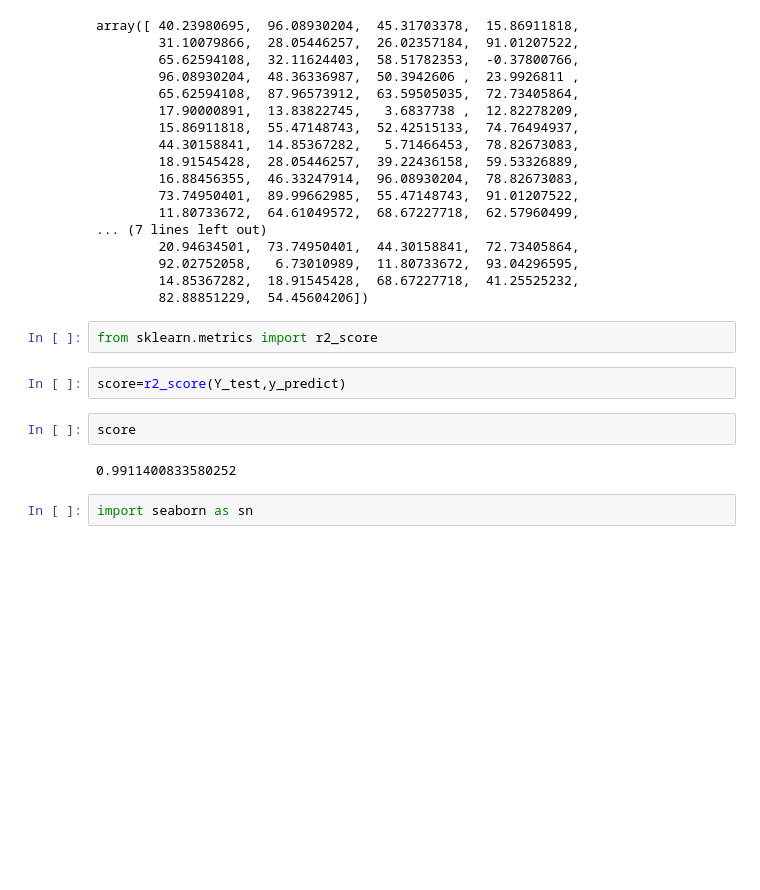
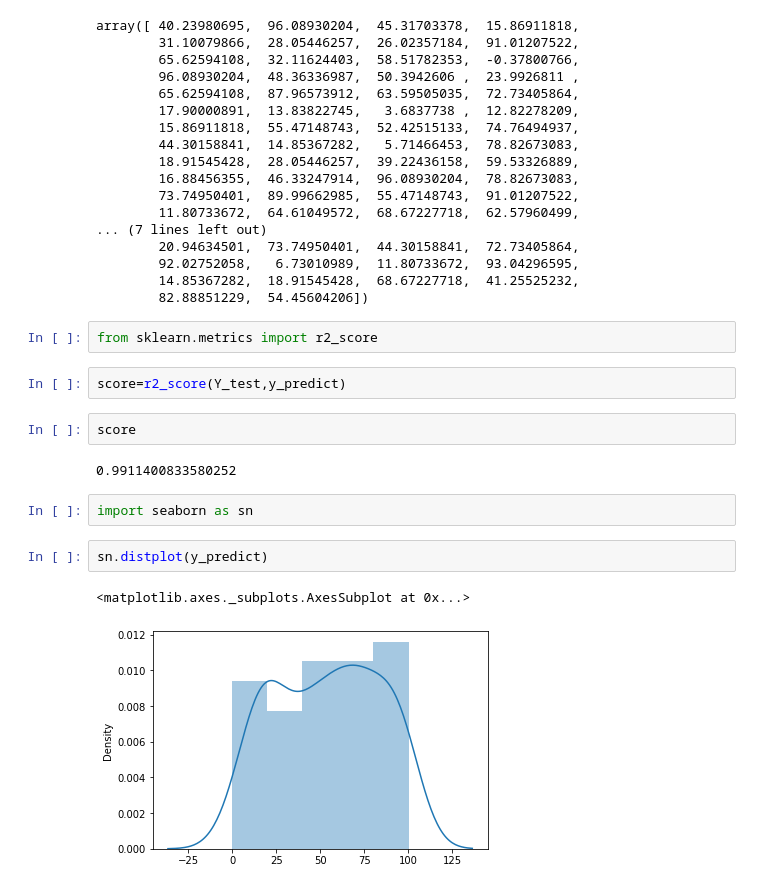
Before and after one commit to mozhgans/Machine-Learning-Algorithms, a Jupyter notebook: linear_regression.ipynb, the cells around one changed output. Cells and saved outputs as stored; diff of their text form; blank space fills up the shorter version.

```diff
--- a/linear_regression.ipynb
+++ b/linear_regression.ipynb
@@ -122,3 +122,8 @@ score
 0.9911400833580252
 # %%
 import seaborn as sn
+# %%
+sn.distplot(y_predict)
+# %% [output]
+<matplotlib.axes._subplots.AxesSubplot at 0x...>
+[figure, added]
```
Also changed, not shown: parts of 1 cell of this notebook.
